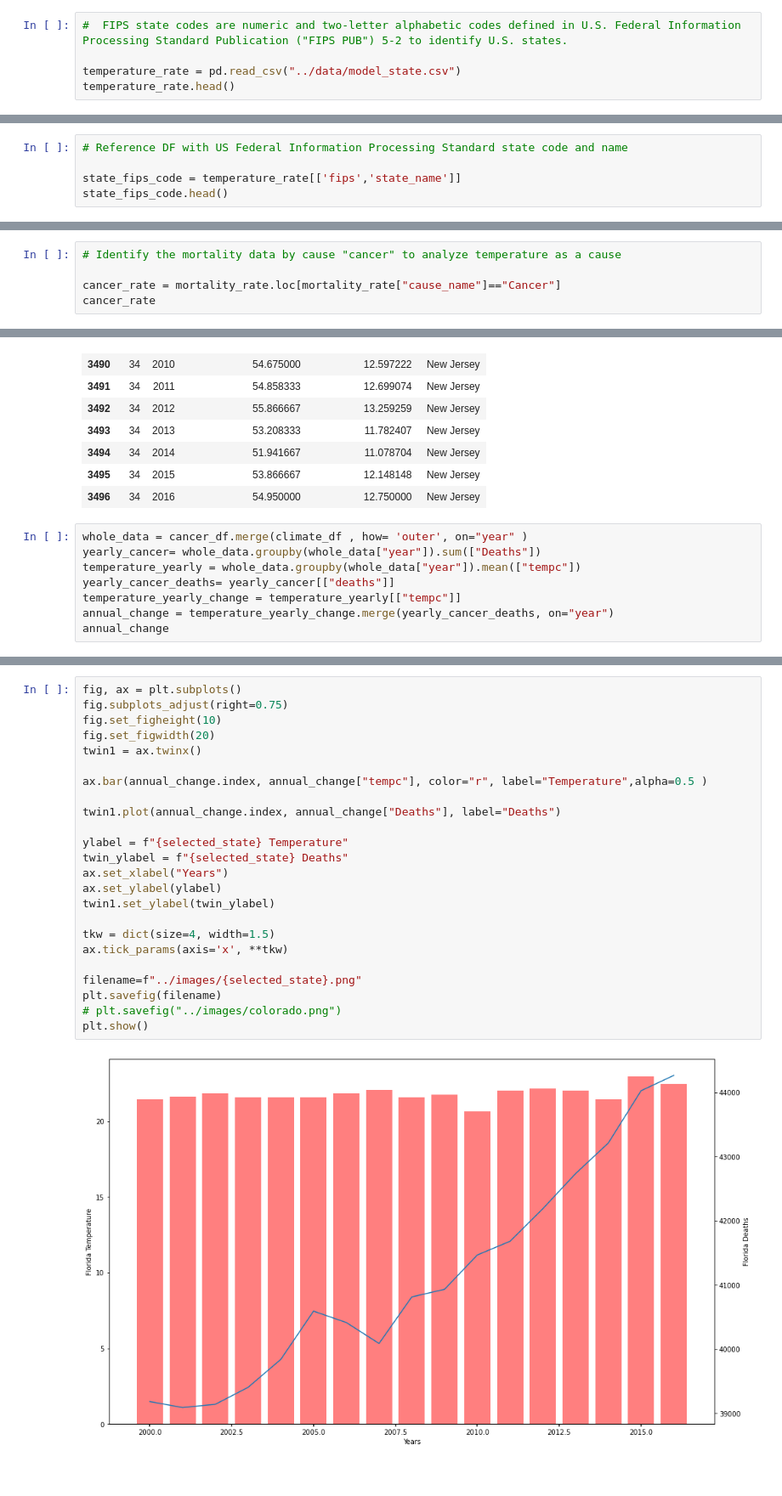
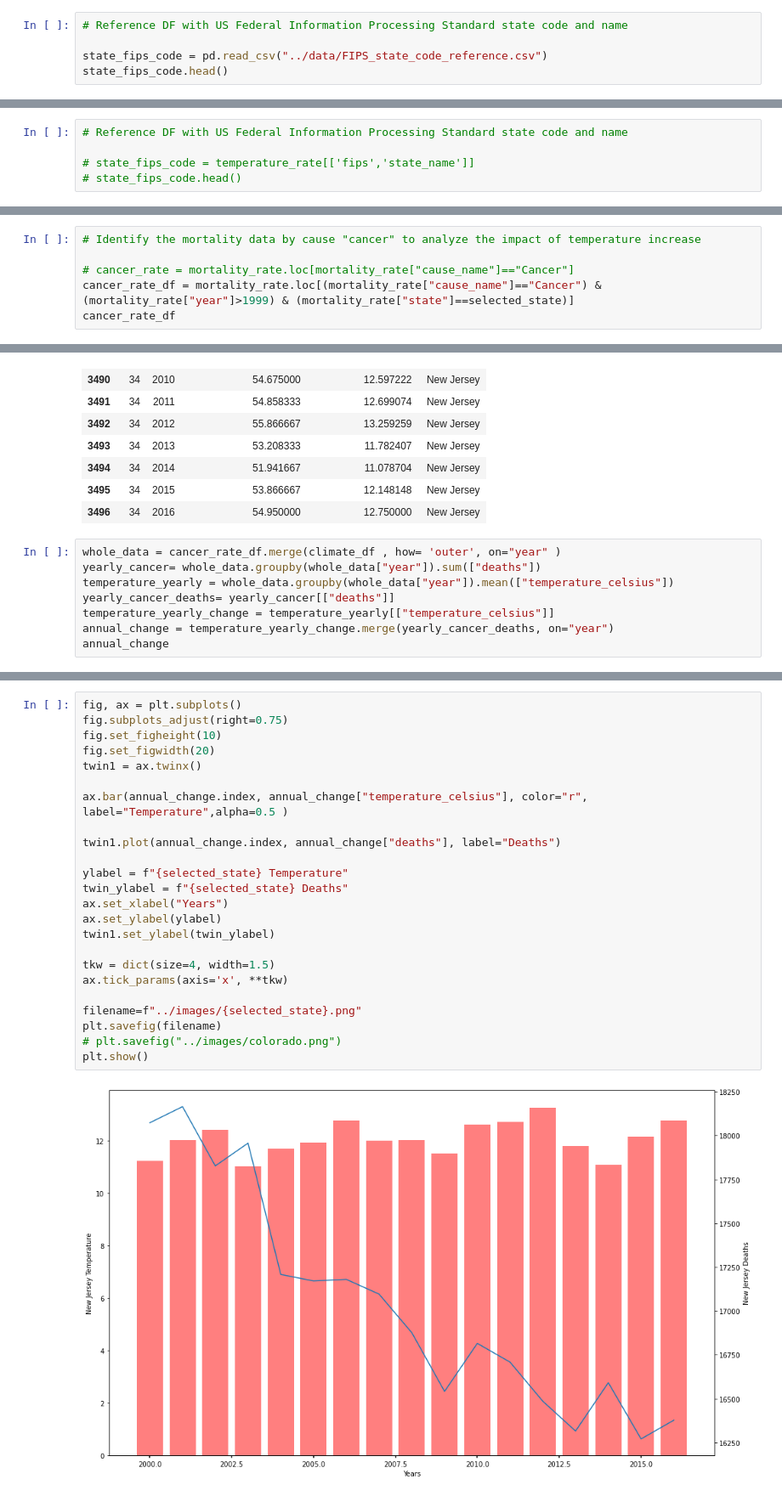
Before and after one commit to skesamsetty/Analysis-on-Mortality-Rate-with-Cause-a-as-Cancer-due-to-Climate-Changes, a Jupyter notebook: notebooks/data_analyzer.ipynb, the cells around one changed output, grey strips where cells are left out. Shown: that part at 85% size. Drawn from its saved outputs; the diff is of its cells as text.

Commit message:
Added reference file

```diff
--- a/notebooks/data_analyzer.ipynb
+++ b/notebooks/data_analyzer.ipynb
@@ -4,8 +4,8 @@
 import pandas as pd
 import matplotlib.pyplot as plt
 # %%
-#  FIPS state codes are numeric and two-letter alphabetic codes defined in U.S. Federal Information Processing Standard Publication ("FIPS PUB") 5-2 to identify U.S. states.
+# Reference DF with US Federal Information Processing Standard state code and name
 
-temperature_rate = pd.read_csv("../data/model_state.csv")
-temperature_rate.head()
+state_fips_code = pd.read_csv("../data/FIPS_state_code_reference.csv")
+state_fips_code.head()
 # %% [output]
@@ -18,5 +18,5 @@ temperature_rate.head()
 # %%
 # Reference DF with US Federal Information Processing Standard state code and name
 
-state_fips_code = temperature_rate[['fips','state_name']]
-state_fips_code.head()
+# state_fips_code = temperature_rate[['fips','state_name']]
+# state_fips_code.head()
@@ -78,9 +80,10 @@ climate_change.head()
 | 3 | 1 | 1898 | 62.983333 | 17.212963 | Alabama |
 | 4 | 1 | 1899 | 63.100000 | 17.277778 | Alabama |
 # %%
-# Identify the mortality data by cause "cancer" to analyze temperature as a cause
+# Identify the mortality data by cause "cancer" to analyze the impact of temperature increase
 
-cancer_rate = mortality_rate.loc[mortality_rate["cause_name"]=="Cancer"]
-cancer_rate
+# cancer_rate = mortality_rate.loc[mortality_rate["cause_name"]=="Cancer"]
+cancer_rate_df = mortality_rate.loc[(mortality_rate["cause_name"]=="Cancer") & (mortality_rate["year"]>1999) & (mortality_rate["state"]==selected_state)]
+cancer_rate_df
 # %% [output]
 |  | year | icd_cause_name | cause_name | state | deaths | age_adjusted_death_rate |
@@ -132,11 +131,11 @@ climate_df
 | 3495 | 34 | 2015 | 53.866667 | 12.148148 | New Jersey |
 | 3496 | 34 | 2016 | 54.950000 | 12.750000 | New Jersey |
 # %%
-whole_data = cancer_df.merge(climate_df , how= 'outer', on="year" )
-yearly_cancer= whole_data.groupby(whole_data["year"]).sum(["Deaths"])
-temperature_yearly = whole_data.groupby(whole_data["year"]).mean(["tempc"])
+whole_data = cancer_rate_df.merge(climate_df , how= 'outer', on="year" )
+yearly_cancer= whole_data.groupby(whole_data["year"]).sum(["deaths"])
+temperature_yearly = whole_data.groupby(whole_data["year"]).mean(["temperature_celsius"])
 yearly_cancer_deaths= yearly_cancer[["deaths"]]
-temperature_yearly_change = temperature_yearly[["tempc"]]
+temperature_yearly_change = temperature_yearly[["temperature_celsius"]]
 annual_change = temperature_yearly_change.merge(yearly_cancer_deaths, on="year")
 annual_change
 # %% [output]
@@ -144,26 +161,26 @@ KeyError: "None of [Index(['tempc'], dtype='object')] are in the [columns]"
 # %%
 fig, ax = plt.subplots()
 fig.subplots_adjust(right=0.75)
 fig.set_figheight(10)
 fig.set_figwidth(20)
 twin1 = ax.twinx()
 
-ax.bar(annual_change.index, annual_change["tempc"], color="r", label="Temperature",alpha=0.5 )
+ax.bar(annual_change.index, annual_change["temperature_celsius"], color="r", label="Temperature",alpha=0.5 )
 
-twin1.plot(annual_change.index, annual_change["Deaths"], label="Deaths")
+twin1.plot(annual_change.index, annual_change["deaths"], label="Deaths")
 
 ylabel = f"{selected_state} Temperature"
 twin_ylabel = f"{selected_state} Deaths"
 ax.set_xlabel("Years")
 ax.set_ylabel(ylabel)
 twin1.set_ylabel(twin_ylabel)
 
 tkw = dict(size=4, width=1.5)
 ax.tick_params(axis='x', **tkw)
 
 filename=f"../images/{selected_state}.png"
 plt.savefig(filename)
 # plt.savefig("../images/colorado.png")
 plt.show()
 # %% [output]
-[figure, old version]
+[figure, new version]
```
Also changed, not shown: parts of 8 cells of this notebook, 1 other file.
